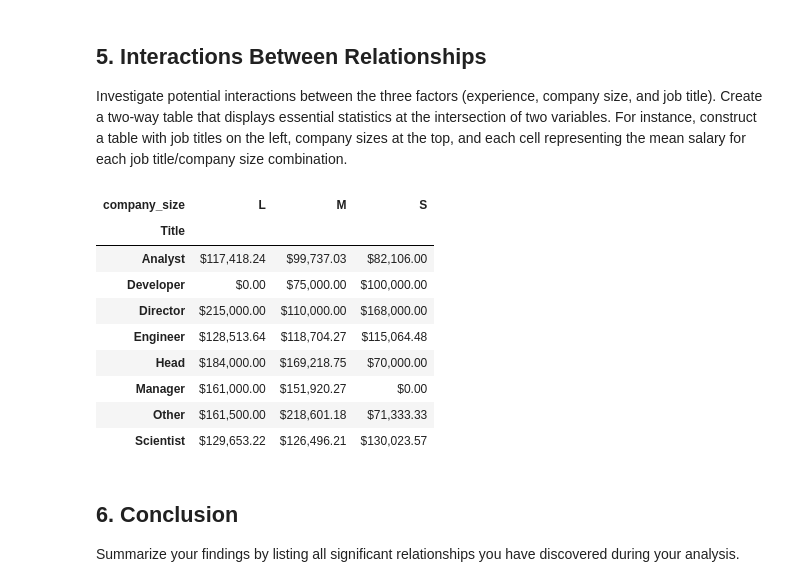
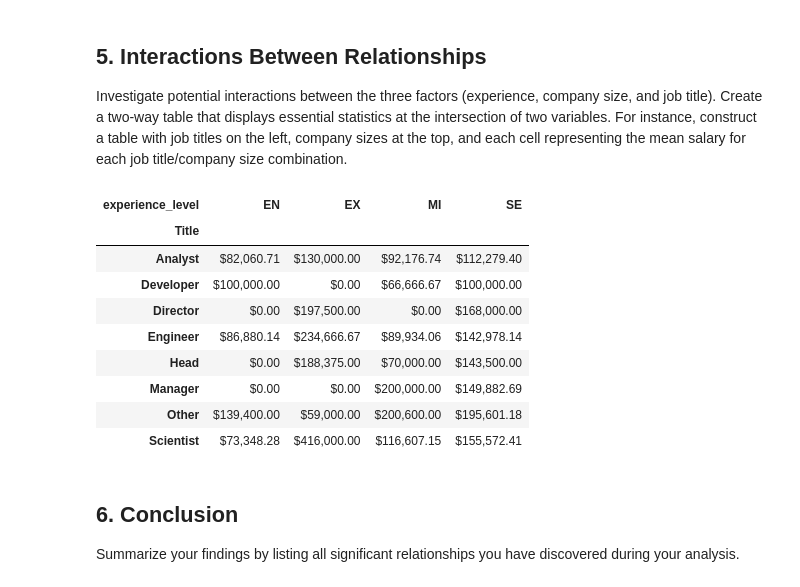
Before and after one commit to stat220/lab-1-group-18, a Jupyter notebook: lab1.ipynb, the cells around one changed output. Drawn from its saved outputs; the diff is of its cells as text; code cells hidden in the pictures.

Commit message:
experience level pivot table

```diff
--- a/lab1.ipynb
+++ b/lab1.ipynb
@@ -152,26 +152,39 @@ of two variables. For instance, construct a table with job titles on the left,
 company sizes at the top, and each cell representing the mean salary for each job
 title/company size combination.
 # %%
-pivot_table = pd.pivot_table(df, values='salary',
-                             index='Title',
-                             columns='company_size',
-                             aggfunc='mean',
-                             fill_value=0)
+pivot_table = pd.pivot_table(
+    df,
+    values='salary',
+    index='Title',
+    columns='company_size',
+    aggfunc='mean',
+    fill_value=0
+)
+styled_table = pivot_table.style.format('${:,.2f}')
+styled_table
 
+
+pivot_table = pd.pivot_table(
+    df,
+    values='salary',
+    index='Title',
+    columns='experience_level',
+    aggfunc='mean',
+    fill_value=0
+)
 styled_table = pivot_table.style.format('${:,.2f}')
-
 styled_table
 # %% [output]
-| company_size | L | M | S |
-| Title |  |  |  |
-| Analyst | $117,418.24 | $99,737.03 | $82,106.00 |
-| Developer | $0.00 | $75,000.00 | $100,000.00 |
-| Director | $215,000.00 | $110,000.00 | $168,000.00 |
-| Engineer | $128,513.64 | $118,704.27 | $115,064.48 |
-| Head | $184,000.00 | $169,218.75 | $70,000.00 |
-| Manager | $161,000.00 | $151,920.27 | $0.00 |
-| Other | $161,500.00 | $218,601.18 | $71,333.33 |
-| Scientist | $129,653.22 | $126,496.21 | $130,023.57 |
+| experience_level | EN | EX | MI | SE |
+| Title |  |  |  |  |
+| Analyst | $82,060.71 | $130,000.00 | $92,176.74 | $112,279.40 |
+| Developer | $100,000.00 | $0.00 | $66,666.67 | $100,000.00 |
+| Director | $0.00 | $197,500.00 | $0.00 | $168,000.00 |
+| Engineer | $86,880.14 | $234,666.67 | $89,934.06 | $142,978.14 |
+| Head | $0.00 | $188,375.00 | $70,000.00 | $143,500.00 |
+| Manager | $0.00 | $0.00 | $200,000.00 | $149,882.69 |
+| Other | $139,400.00 | $59,000.00 | $200,600.00 | $195,601.18 |
+| Scientist | $73,348.28 | $416,000.00 | $116,607.15 | $155,572.41 |
 # %% [markdown]
 ## 6. Conclusion
 Summarize your findings by listing all significant relationships you have discovered
```
